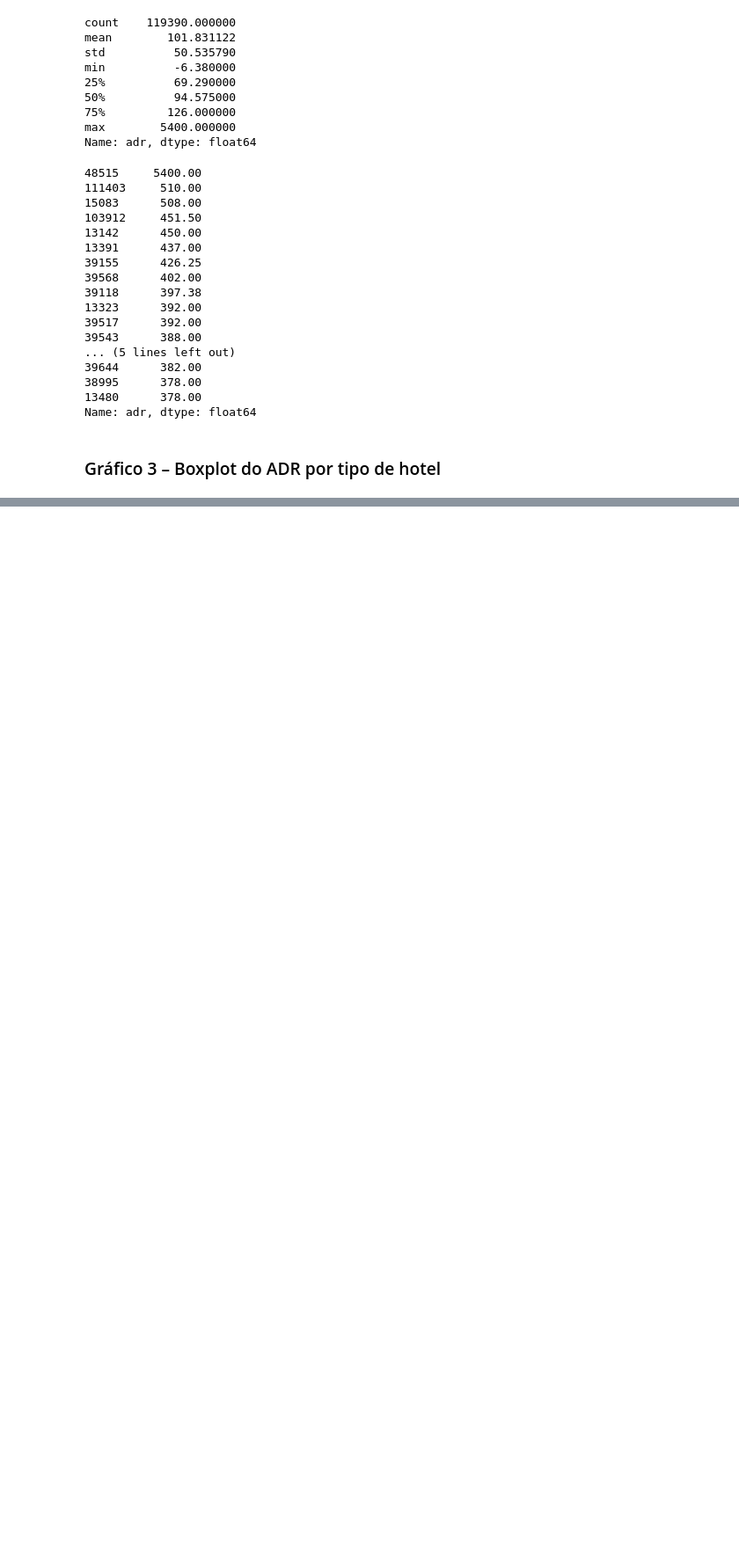
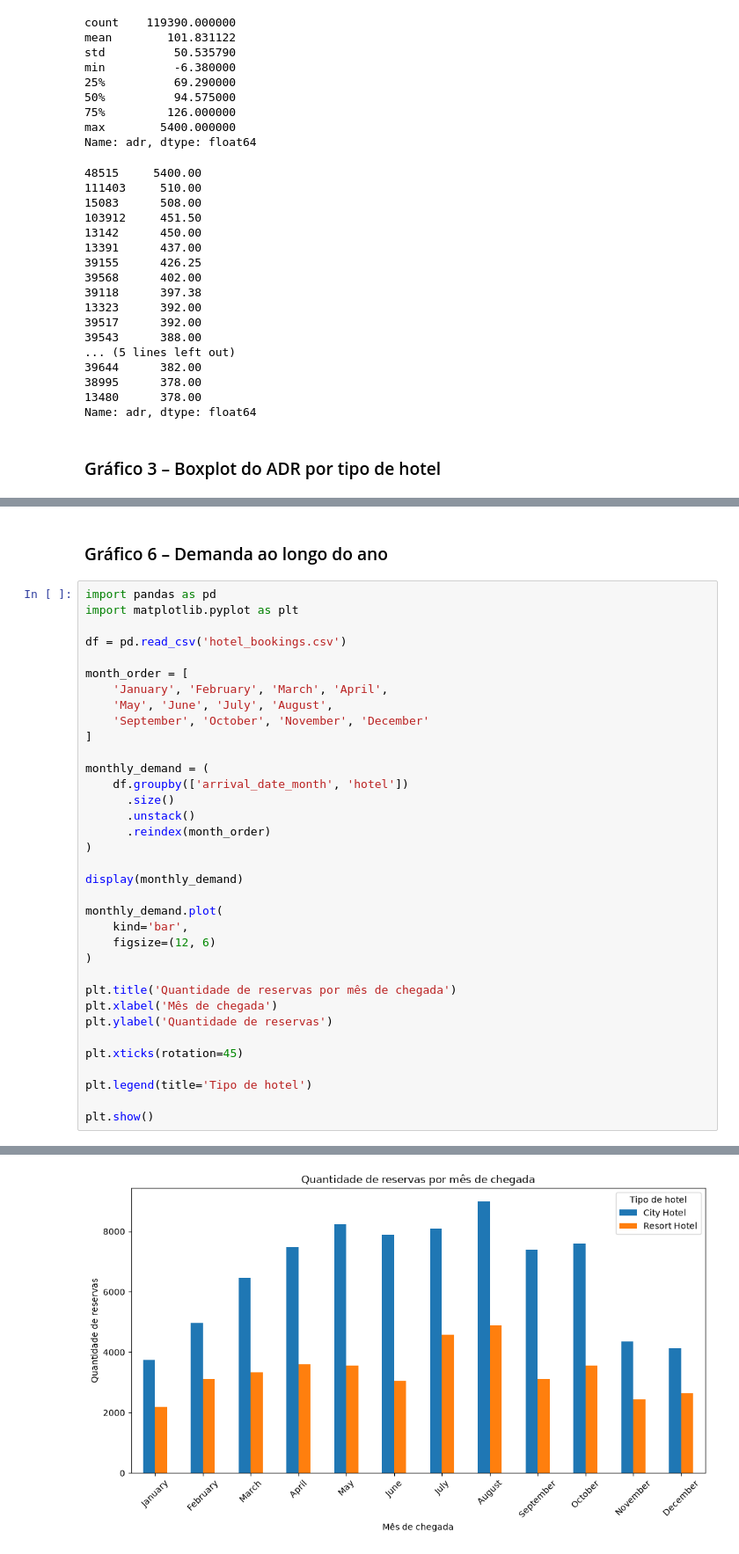
Before and after one commit to RewelliOliveira/data-mine-booking, a Jupyter notebook: Atividade 1/AtividadeMD.ipynb, the cells around one changed output, grey strips where cells are left out. Shown at 88% size. Saved outputs shown, nothing was run; the diff lists cells and outputs as text; blank space fills up the shorter version.

```diff
--- a/Atividade 1/AtividadeMD.ipynb
+++ b/Atividade 1/AtividadeMD.ipynb
@@ -276,0 +364,38 @@ Name: adr, dtype: float64
+# %% [markdown]
+### Gráfico 6 – Demanda ao longo do ano
+# %%
+import pandas as pd
+import matplotlib.pyplot as plt
+
+df = pd.read_csv('hotel_bookings.csv')
+
+month_order = [
+    'January', 'February', 'March', 'April',
+    'May', 'June', 'July', 'August',
+    'September', 'October', 'November', 'December'
+]
+
+monthly_demand = (
+    df.groupby(['arrival_date_month', 'hotel'])
+      .size()
+      .unstack()
+      .reindex(month_order)
+)
+
+display(monthly_demand)
+
+monthly_demand.plot(
+    kind='bar',
+    figsize=(12, 6)
+)
+
+plt.title('Quantidade de reservas por mês de chegada')
+plt.xlabel('Mês de chegada')
+plt.ylabel('Quantidade de reservas')
+
+plt.xticks(rotation=45)
+
+plt.legend(title='Tipo de hotel')
+
+plt.show()
+# %% [output]
@@ -276,0 +416 @@ Name: adr, dtype: float64
+[figure, added]
```
Also changed, not shown: parts of 12 cells of this notebook.
